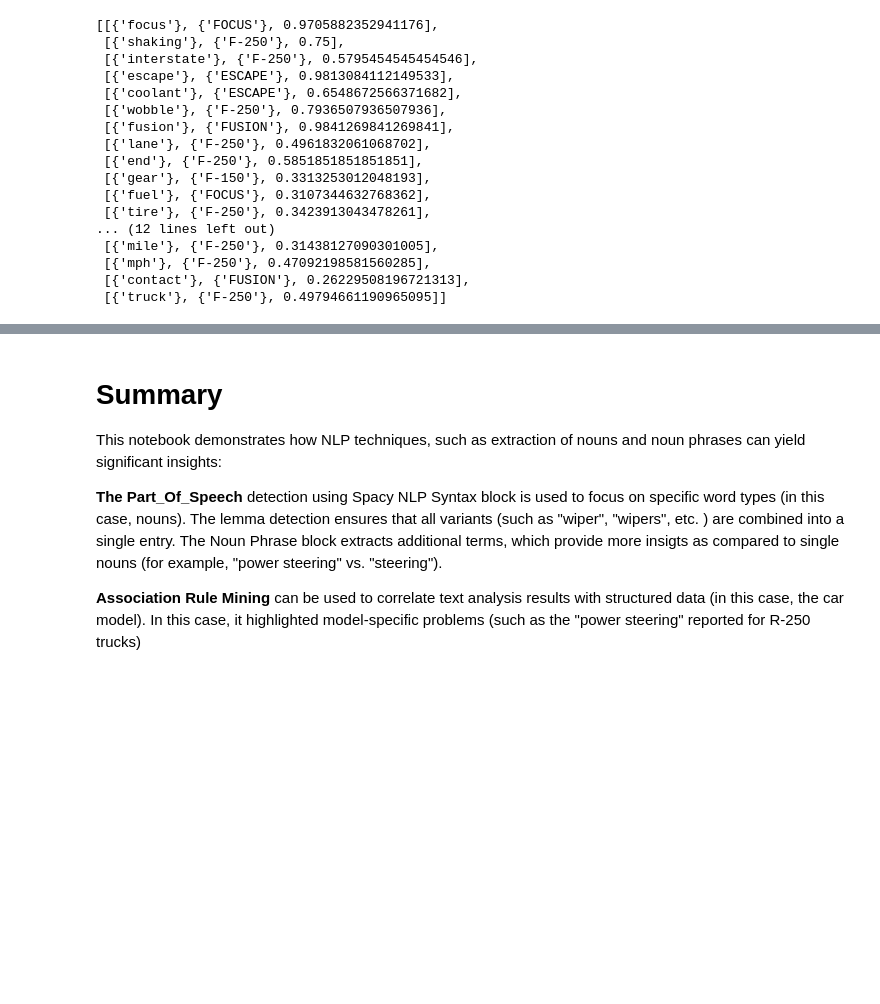
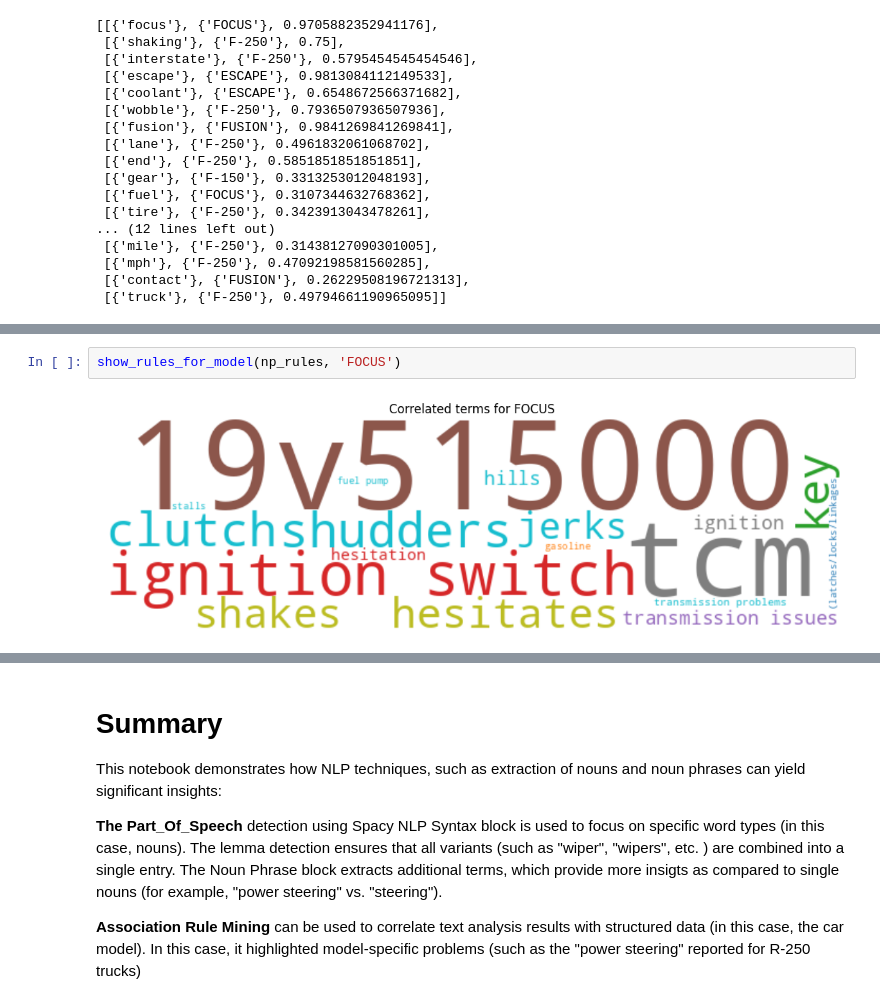
Before and after one commit to capofwesh20/Analysis-of-NHTSA-complaints, a Jupyter notebook: Associative_Mining.ipynb, the cells around one changed output, grey strips where cells are left out. Drawn from its saved outputs; the diff is of its cells as text; blank space fills up the shorter version.

```diff
--- a/Associative_Mining.ipynb
+++ b/Associative_Mining.ipynb
@@ -353,0 +354,4 @@ show_rules_for_model(np_rules, 'F-250')
+# %%
+show_rules_for_model(np_rules, 'FOCUS')
+# %% [output]
+[figure, added]
```
Also changed, not shown: parts of 6 cells of this notebook.
